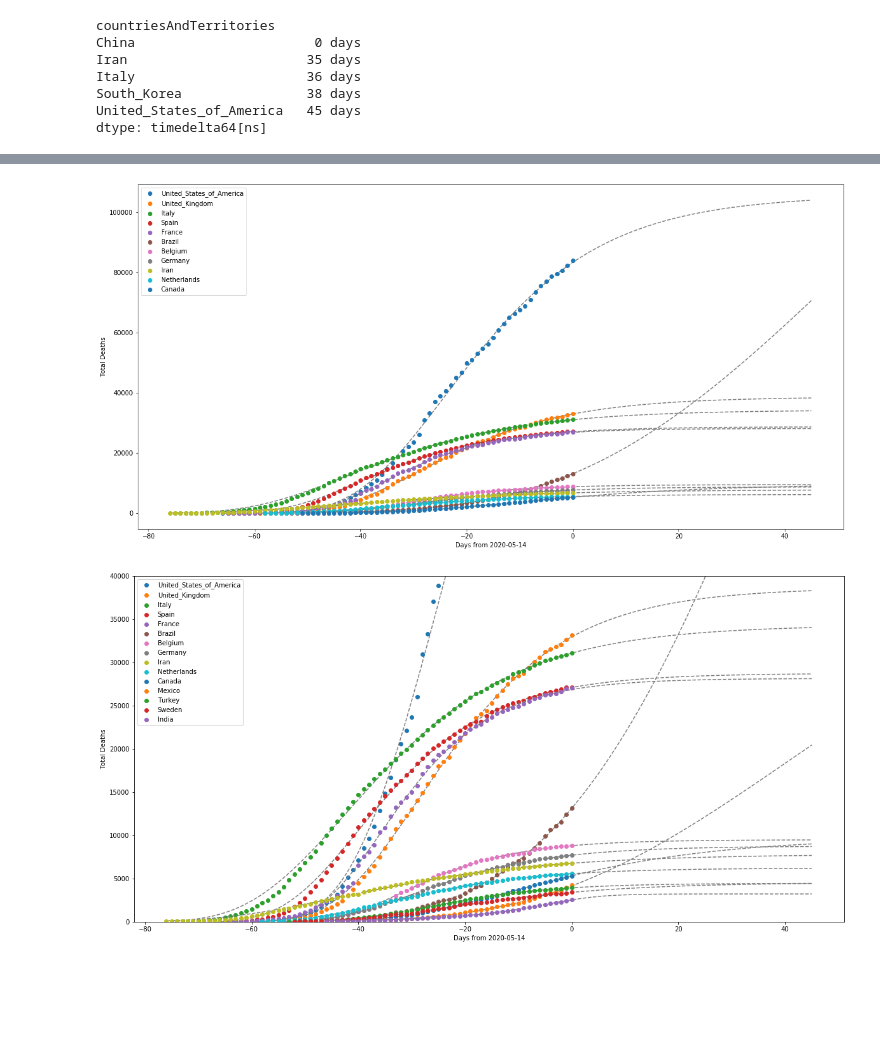
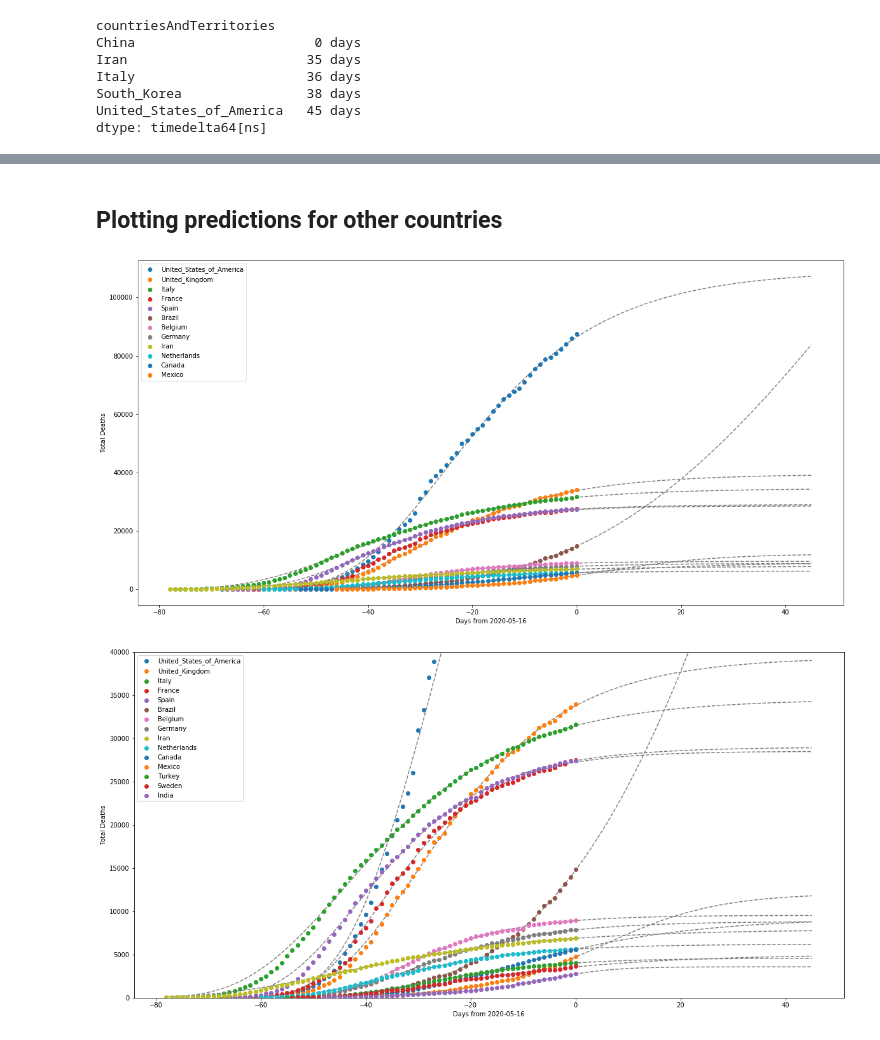
Before and after one commit to markjcarman/covid-19, a Jupyter notebook: covid.ipynb, the cells around one changed output, grey strips where cells are left out. Cells and saved outputs as stored; diff of their text form; code cells hidden in the pictures; blank space fills up the shorter version.

```diff
--- a/covid.ipynb
+++ b/covid.ipynb
@@ -24,0 +30,4 @@ df0.head(5)
+# %%
+# force the date to be in the right format
+df0['dateRep'] = pd.to_datetime(df0['dateRep'],format='%d/%m/%Y').dt.date
+df0['dateRep'].tail()
@@ -142,8 +184,8 @@ plt.legend(df2cum.columns.values);
 # %%
-# now look at the mortality data
+# pivot the original dataframe to extract the mortality data
 df_deaths = df0.pivot(index='dateRep',columns='countriesAndTerritories',values='deaths')
 df_deaths.fillna(0,inplace=True)
-df_deaths = df_deaths[df_deaths.columns[df_deaths.sum()>100]]
+df_deaths = df_deaths[df_deaths.columns[df_deaths.sum()>50]]
 df_deaths = df_deaths[df_deaths.sum().sort_values(ascending=False).index]
 df_deaths.tail(7)
 # %% [output]
@@ -263,3 +317,11 @@ def generalised_logistic_2(x, a, b, c, d, e, f, g):
+# %%
+# now let's have a look at the data for Italy to see if we can predict it going forward
+# we will fit only the data after the 20th fatality
+
+import numpy as np
+ydata = df_deaths_cum['Italy']
+ydata = ydata[ydata > 20]
+xdata = np.array(range(len(ydata)))
 # %%
 # now let's fit the curve
 from scipy.optimize import curve_fit
@@ -359,3 +428,5 @@ plt.ylabel("Total Deaths");
+# %% [markdown]
+## Plotting predictions for other countries
 # %%
 # plot other countries with high fatality counts
 
@@ -376,35 +447,36 @@ for col in df_deaths_cum.iloc[:,:12]:
     plt.plot(xdata+offset, ydata, 'o', label=col)
 
 plt.ylabel("Total Deaths")
-plt.xlabel("Days from "+str(df0['dateRep'].max().date()))
+#plt.xlabel("Days from "+str(df0['dateRep'].max().date()))
+plt.xlabel("Days from "+str(df0['dateRep'].max()))
 plt.legend(loc=0);
 # %% [output]
-[figure, old version]
+[figure, new version]
 # %%
 # zoom in the y-axis on the previous plot
 
 plt.figure(figsize=(20,10))
 
 for col in df_deaths_cum.iloc[:,:16]:
     if col=='China' :  # problem with recent china data
          continue      # so skip it
     ydata = df_deaths_cum[col]
     ydata = ydata[ydata > 20]
     xdata = np.array(range(len(ydata)))
     p0=[2*ydata.max(), 10, .1, 0.0, 1.0]
     popt, pcov = curve_fit(generalised_logistic, xdata, ydata, sigma=np.power(decay,np.array(range(len(ydata)))), absolute_sigma=True, bounds=bounds, p0=p0, maxfev=10000)
     xpred = np.array(range(len(ydata)+45))
     ypred = generalised_logistic(xpred, *popt)
     offset = -len(ydata)+1
     plt.plot(xpred+offset, ypred, '--', color='grey')
     plt.plot(xdata+offset, ydata, 'o', label=col)
 
 plt.ylabel("Total Deaths")
 plt.ylim([0,40000])
-plt.xlabel("Days from "+str(df0['dateRep'].max().date()))
+plt.xlabel("Days from "+str(df0['dateRep'].max()))
 plt.legend(loc=0);
 # %% [output]
-[figure, old version]
+[figure, new version]
 # %%
 # remove top 6 to zoom in further the y-axis
 
```
Also changed, not shown: parts of 48 cells of this notebook.
